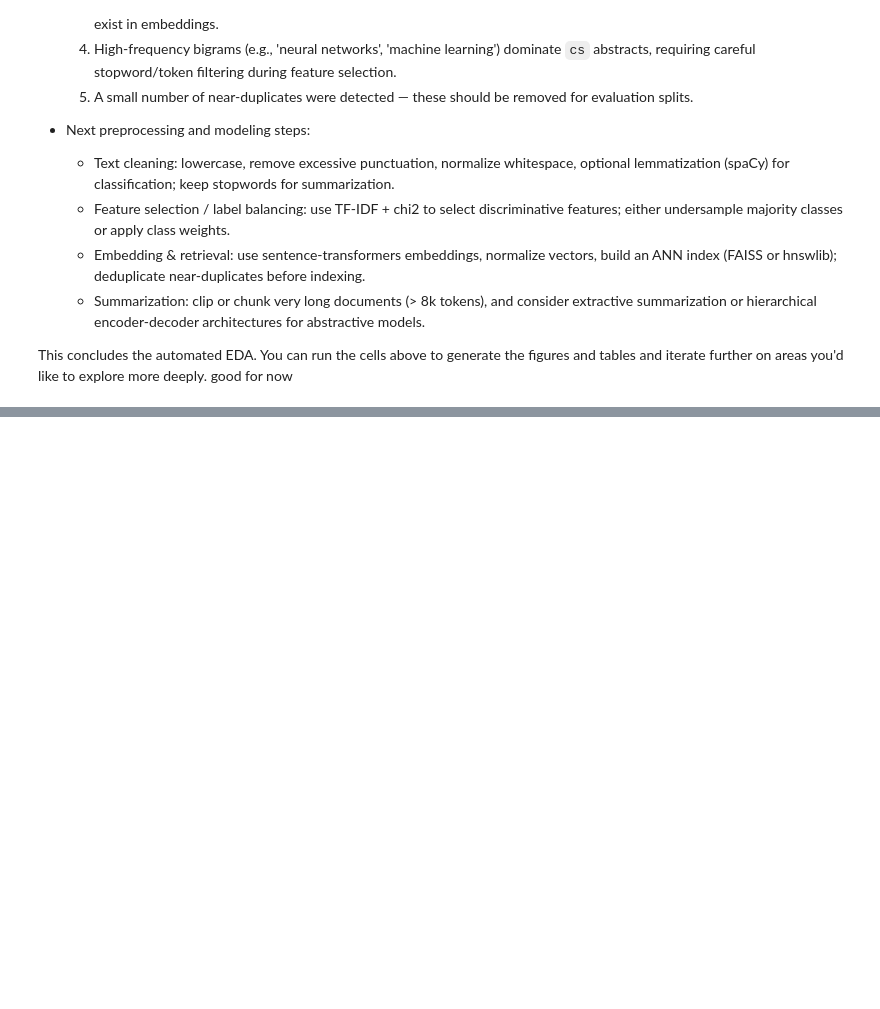
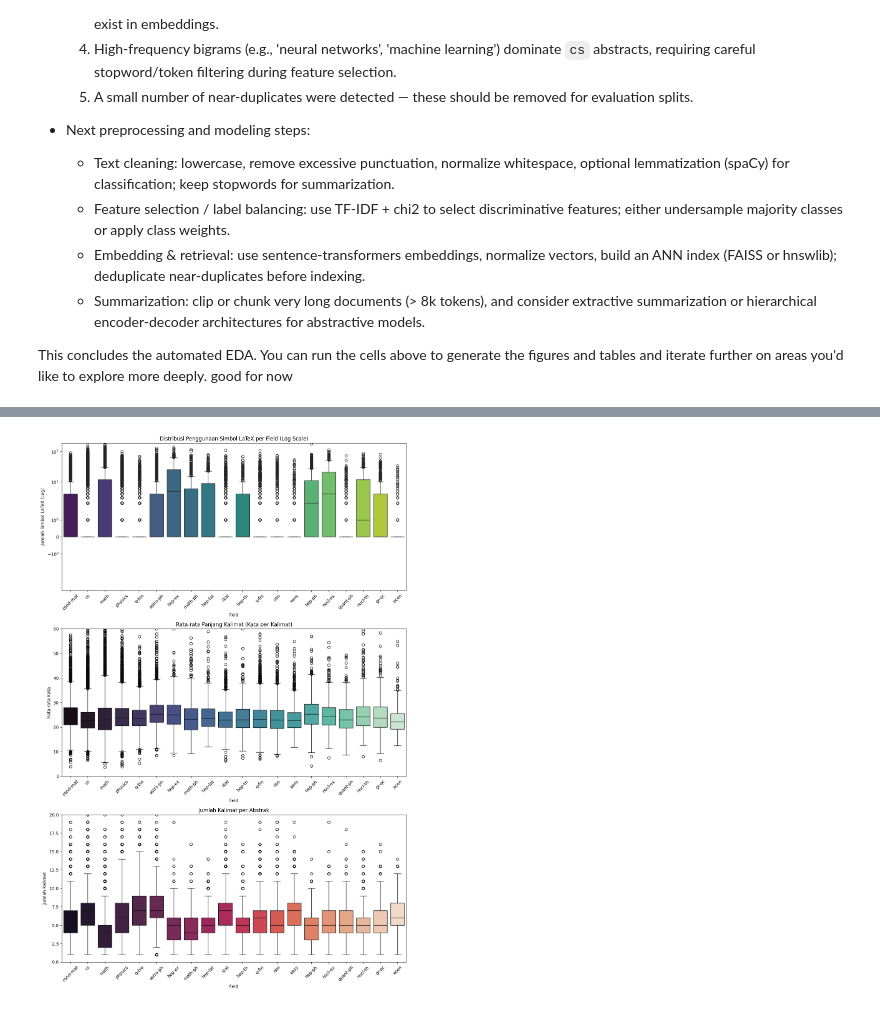
Before and after one commit to buatanalan/Tubes-NLP-PaperMatch, a Jupyter notebook: EDA_Arxiv_Classifier.ipynb, the cells around one changed output, grey strips where cells are left out. Drawn from its saved outputs; the diff is of its cells as text; code cells hidden in the pictures; blank space fills up the shorter version.

```diff
--- a/EDA_Arxiv_Classifier.ipynb
+++ b/EDA_Arxiv_Classifier.ipynb
@@ -807,0 +1091,91 @@ good for now
+# %%
+import pandas as pd
+import numpy as np
+import matplotlib.pyplot as plt
+import seaborn as sns
+import re
+import nltk
+
+# Download tokenizer kalimat jika belum ada
+try:
+    nltk.data.find('tokenizers/punkt')
+except LookupError:
+    nltk.download('punkt')
+    nltk.download('punkt_tab') # Versi nltk terbaru kadang butuh ini
+
+from nltk.tokenize import sent_tokenize
+
+# --- 1. FUNGSI EKSTRAKSI FITUR ---
+
+def count_latex_symbols(text):
+    """Menghitung kemunculan simbol matematika ($...$) atau command LaTeX umum"""
+    if not isinstance(text, str): return 0
+    # Hitung simbol dollar ($) yang lazim untuk rumus inline
+    dollar_count = text.count('$')
+    # Hitung pola backslash umum (\frac, \sum, \alpha, dll)
+    latex_pattern = r'\\[a-zA-Z]+'
+    latex_cmds = len(re.findall(latex_pattern, text))
+    return dollar_count + latex_cmds
+
+def get_sentence_stats(text):
+    """Mengembalikan jumlah kalimat dan rata-rata panjang kalimat (kata)"""
+    if not isinstance(text, str): return 0, 0
+    sentences = sent_tokenize(text)
+    num_sentences = len(sentences)
+
+    if num_sentences == 0:
+        return 0, 0
+
+    # Hitung kata per kalimat
+    words_per_sent = [len(s.split()) for s in sentences]
+    avg_len = np.mean(words_per_sent)
+    return num_sentences, avg_len
+
+# --- 2. TERAPKAN KE DATAFRAME ---
+print("Sedang mengekstrak fitur teks (LaTeX & Statistik Kalimat)...")
+
+# Kita gunakan copy agar tidak merusak df asli
+df_structure = train_df.copy()
+
+# Terapkan fungsi (ini mungkin butuh waktu 1-2 menit jika data besar)
+df_structure['latex_count'] = df_structure['abstract'].apply(count_latex_symbols)
+temp_stats = df_structure['abstract'].apply(get_sentence_stats)
+
+# Pecah tuple hasil (num_sentences, avg_len) ke kolom terpisah
+df_structure['sentence_count'] = temp_stats.apply(lambda x: x[0])
+df_structure['avg_sent_len'] = temp_stats.apply(lambda x: x[1])
+
+# --- 3. VISUALISASI ---
+
+fig, axes = plt.subplots(3, 1, figsize=(12, 18))
+
+# Plot A: Densitas LaTeX per Field
+# Kita pakai log scale karena variansinya bisa sangat besar (0 vs 100 simbol)
+sns.boxplot(x='field', y='latex_count', data=df_structure, ax=axes[0], palette='viridis')
+axes[0].set_yscale('symlog') # Menggunakan skala logaritmik agar outlier terlihat jelas
+axes[0].set_title('Distribusi Penggunaan Simbol LaTeX per Field (Log Scale)')
+axes[0].set_ylabel('Jumlah Simbol LaTeX (Log)')
+axes[0].tick_params(axis='x', rotation=45)
+
+# Plot B: Rata-rata Panjang Kalimat
+sns.boxplot(x='field', y='avg_sent_len', data=df_structure, ax=axes[1], palette='mako')
+axes[1].set_title('Rata-rata Panjang Kalimat (Kata per Kalimat)')
+axes[1].set_ylabel('Rata-rata Kata')
+axes[1].tick_params(axis='x', rotation=45)
+# Zoom in sedikit agar tidak terganggu outlier ekstrim
+axes[1].set_ylim(0, 60)
+
+# Plot C: Jumlah Kalimat per Abstrak
+sns.boxplot(x='field', y='sentence_count', data=df_structure, ax=axes[2], palette='rocket')
+axes[2].set_title('Jumlah Kalimat per Abstrak')
+axes[2].set_ylabel('Jumlah Kalimat')
+axes[2].tick_params(axis='x', rotation=45)
+axes[2].set_ylim(0, 20)
+
+plt.tight_layout()
+plt.show()
+
+# --- 4. STATISTIK RINGKASAN ---
+print("\nRata-rata Penggunaan LaTeX per Field:")
+print(df_structure.groupby('field')['latex_count'].mean().sort_values(ascending=False))
+# %% [output]
@@ -807,0 +1196 @@ good for now
+[figure, added]
```
Also changed, not shown: parts of 15 cells of this notebook, 2 other files.
